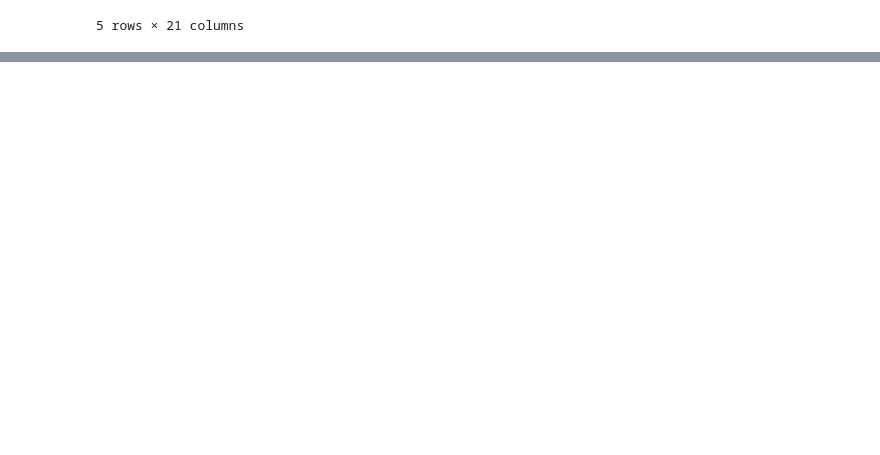
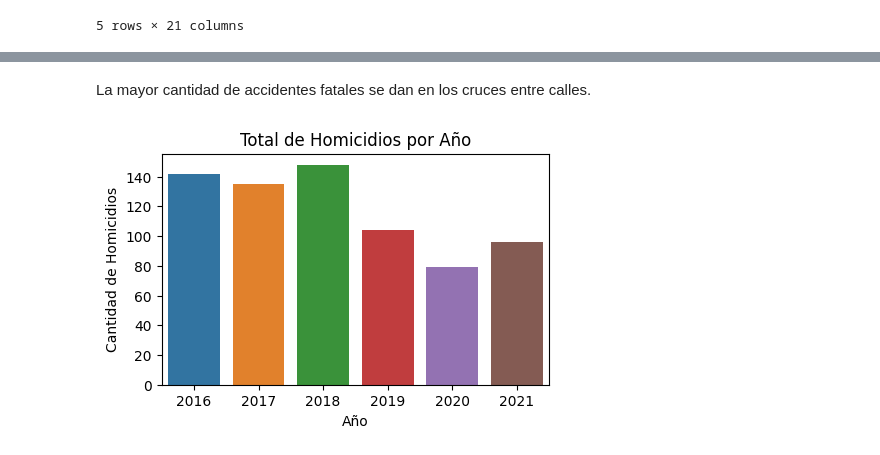
Before and after one commit to torcivita/PI-Siniestros-Viales, a Jupyter notebook: ETL + EDA.ipynb, the cells around one changed output, grey strips where cells are left out. Cells and saved outputs as stored; diff of their text form; code cells hidden in the pictures; blank space fills up the shorter version.

```diff
--- a/ETL + EDA.ipynb
+++ b/ETL + EDA.ipynb
@@ -611,0 +660,12 @@ lesiones_merge.head()
+# %% [markdown]
+La mayor cantidad de accidentes fatales se dan en los cruces entre calles.
+# %%
+# Comparamos la cantidad de accidentes fatales por cada año
+plt.figure(figsize=(5, 3))
+sns.countplot(x='AAAA', data=homicidios_merge)
+plt.title('Total de Homicidios por Año')
+plt.xlabel('Año')
+plt.ylabel('Cantidad de Homicidios')
+plt.show()
+# %% [output]
+[figure, added]
```
Also changed, not shown: parts of 20 cells of this notebook, 5 other files.
